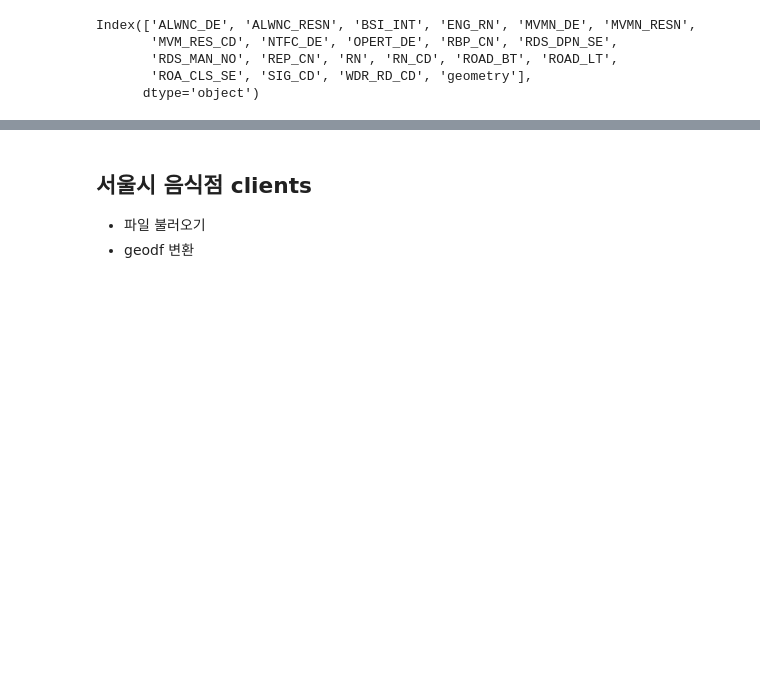
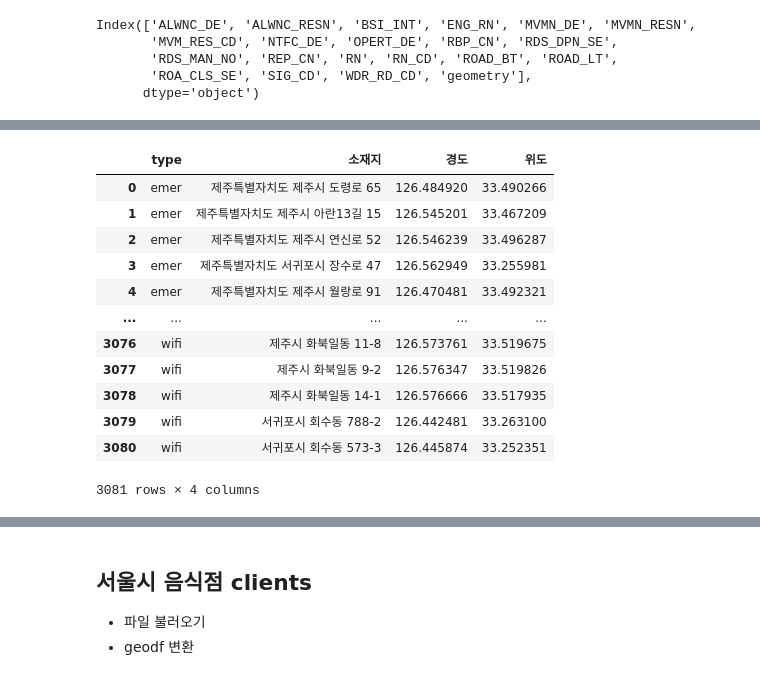
Before and after one commit to ChoiInYeol/KHUDA-Seoul-BigDataCampus, a Jupyter notebook: 4.서울시MLCP예시.ipynb, the cells around one changed output, grey strips where cells are left out. Cells and saved outputs as stored; diff of their text form; code cells hidden in the pictures; blank space fills up the shorter version.

```diff
--- a/4.서울시MLCP예시.ipynb
+++ b/4.서울시MLCP예시.ipynb
@@ -1341,0 +1345,24 @@ display(sig.head())
+# %%
+df_emer = pd.read_csv('dataset\processedData\emergency.csv')
+df_hotel = pd.read_csv('dataset\processedData\hotel.csv')
+df_school = pd.read_csv('dataset\processedData\school.csv')
+df_store = pd.read_csv('dataset\processedData\store.csv')
+df_wifi = pd.read_csv('dataset\processedData\wifi.csv')
+
+df_emer = df_emer.drop(['의료기관'], axis=1)
+df_emer['type'] = 'emer'
+
+df_hotel = df_hotel.drop(['행정시', '업소명'], axis=1)
+df_hotel['type'] = 'hotel'
+
+df_school = df_school.drop(['학교', '자치구', '남녀공학구분'], axis=1)
+df_school = df_school.rename(columns={'주소' : '소재지'})
+df_school['type'] = 'school'
+
+df_store = df_store.drop(['사업장명'], axis=1)
+df_store = df_store.rename(columns={'도로명주소' : '소재지'})
+df_store['type'] = 'store'
+
+df_wifi = df_wifi.drop(['user_count', '설치장소', '행정시', '읍면동'], axis=1)
+df_wifi = df_wifi.rename(columns={'주소' : '소재지'})
+df_wifi['type'] = 'wifi'
@@ -1341,0 +1374,17 @@ display(sig.head())
+# %%
+df_merge4 = df_merge4[['type', '소재지', 'X', 'Y']]
+df_merge4 = df_merge4.rename(columns={'X' : '경도', 'Y' : '위도'})
+# %% [output]
+|  | type | 소재지 | 경도 | 위도 |
+| 0 | emer | 제주특별자치도 제주시 도령로 65 | 126.484920 | 33.490266 |
+| 1 | emer | 제주특별자치도 제주시 아란13길 15 | 126.545201 | 33.467209 |
+| 2 | emer | 제주특별자치도 제주시 연신로 52 | 126.546239 | 33.496287 |
+| 3 | emer | 제주특별자치도 서귀포시 장수로 47 | 126.562949 | 33.255981 |
+| 4 | emer | 제주특별자치도 제주시 월랑로 91 | 126.470481 | 33.492321 |
+| ... | ... | ... | ... | ... |
+| 3076 | wifi | 제주시 화북일동 11-8 | 126.573761 | 33.519675 |
+| 3077 | wifi | 제주시 화북일동 9-2 | 126.576347 | 33.519826 |
+| 3078 | wifi | 제주시 화북일동 14-1 | 126.576666 | 33.517935 |
+| 3079 | wifi | 서귀포시 회수동 788-2 | 126.442481 | 33.263100 |
+| 3080 | wifi | 서귀포시 회수동 573-3 | 126.445874 | 33.252351 |
+3081 rows × 4 columns
```
Also changed, not shown: parts of 143 cells of this notebook.
